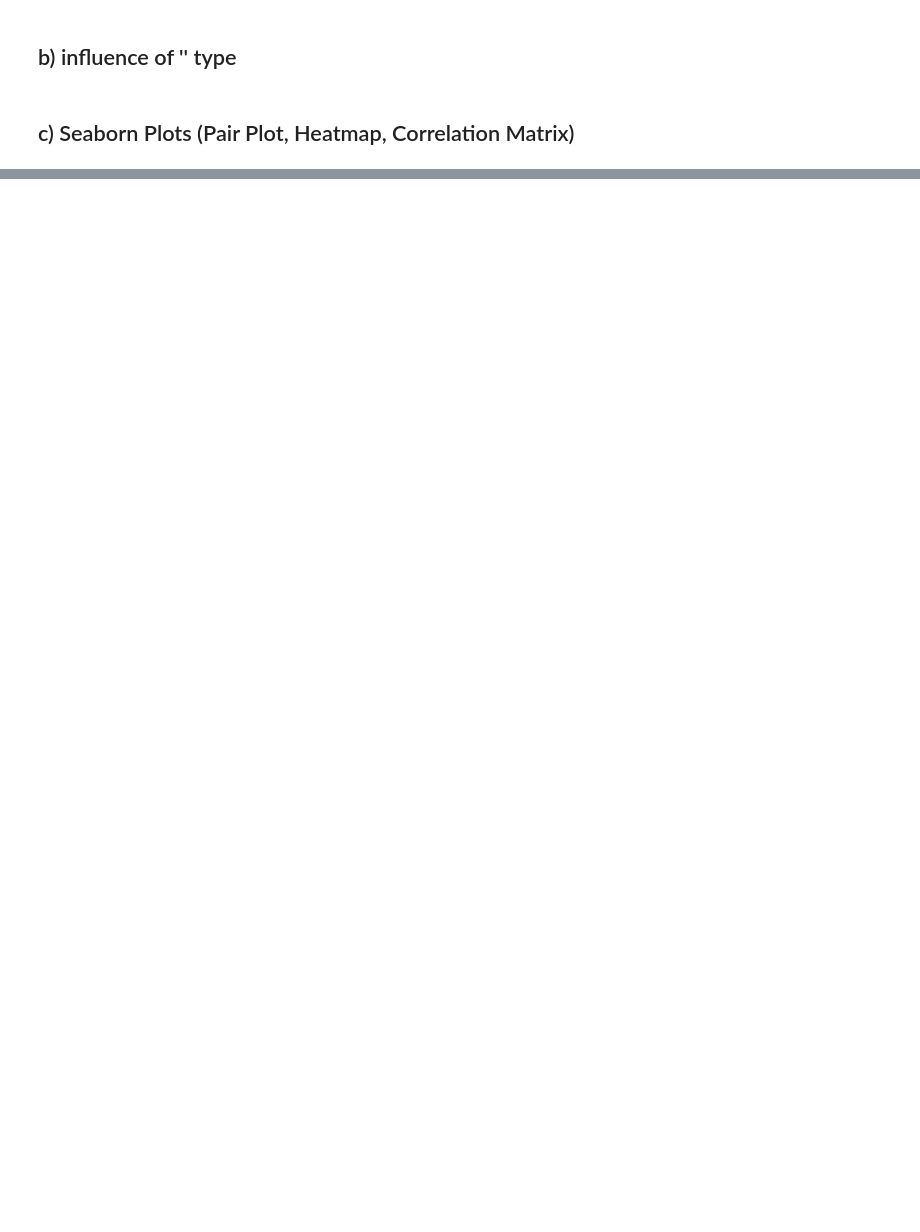
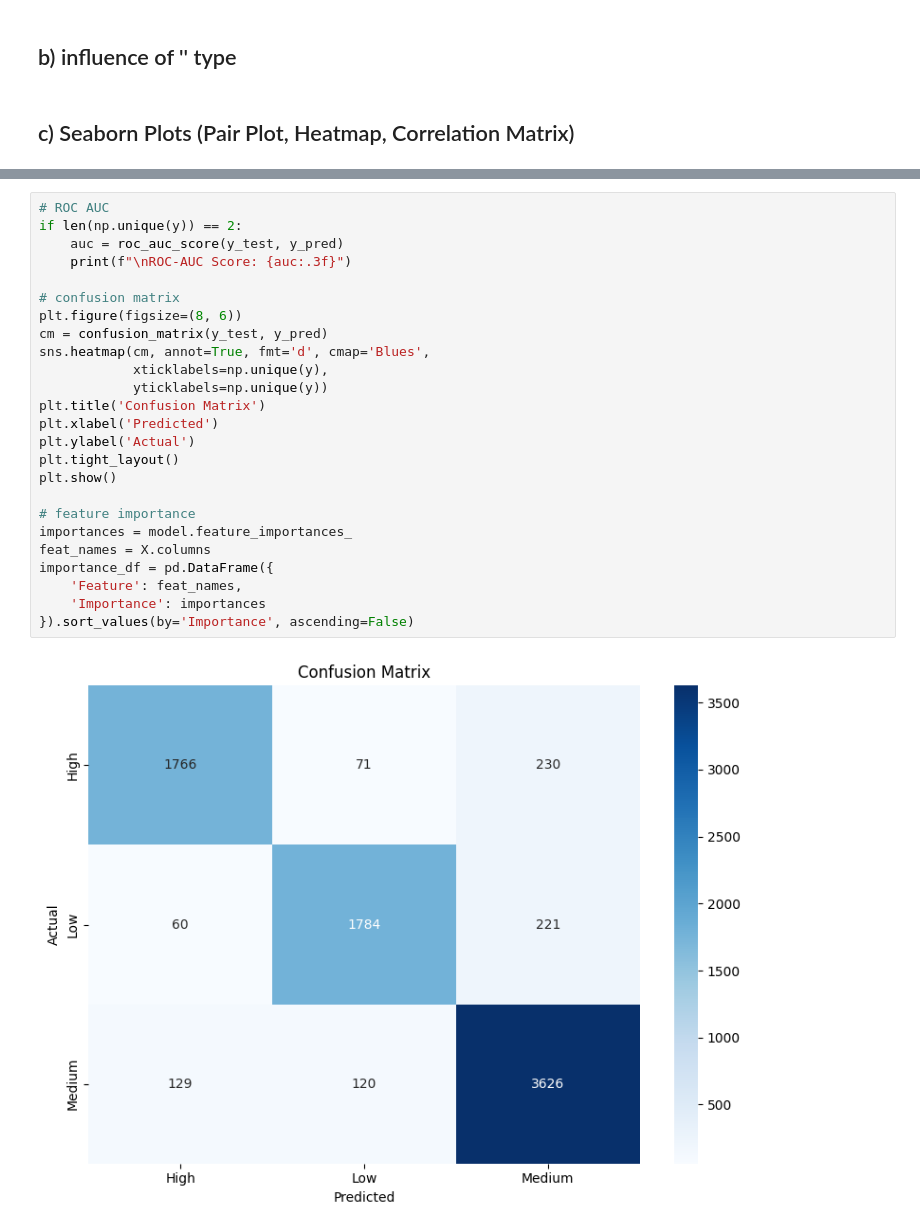
Before and after one commit to LogBlast/projectdata_group6, a Jupyter notebook: project_group6.ipynb, the cells around one changed output, grey strips where cells are left out. Drawn from its saved outputs; the diff is of its cells as text; blank space fills up the shorter version.

```diff
--- a/project_group6.ipynb
+++ b/project_group6.ipynb
@@ -122,0 +182,27 @@ plt.show()
+# %%
+# ROC AUC
+if len(np.unique(y)) == 2:
+    auc = roc_auc_score(y_test, y_pred)
+    print(f"\nROC-AUC Score: {auc:.3f}")
+
+# confusion matrix
+plt.figure(figsize=(8, 6))
+cm = confusion_matrix(y_test, y_pred)
+sns.heatmap(cm, annot=True, fmt='d', cmap='Blues',
+            xticklabels=np.unique(y),
+            yticklabels=np.unique(y))
+plt.title('Confusion Matrix')
+plt.xlabel('Predicted')
+plt.ylabel('Actual')
+plt.tight_layout()
+plt.show()
+
+# feature importance
+importances = model.feature_importances_
+feat_names = X.columns
+importance_df = pd.DataFrame({
+    'Feature': feat_names,
+    'Importance': importances
+}).sort_values(by='Importance', ascending=False)
+# %% [output]
+[figure, added]
```
Also changed, not shown: parts of 8 cells of this notebook.
